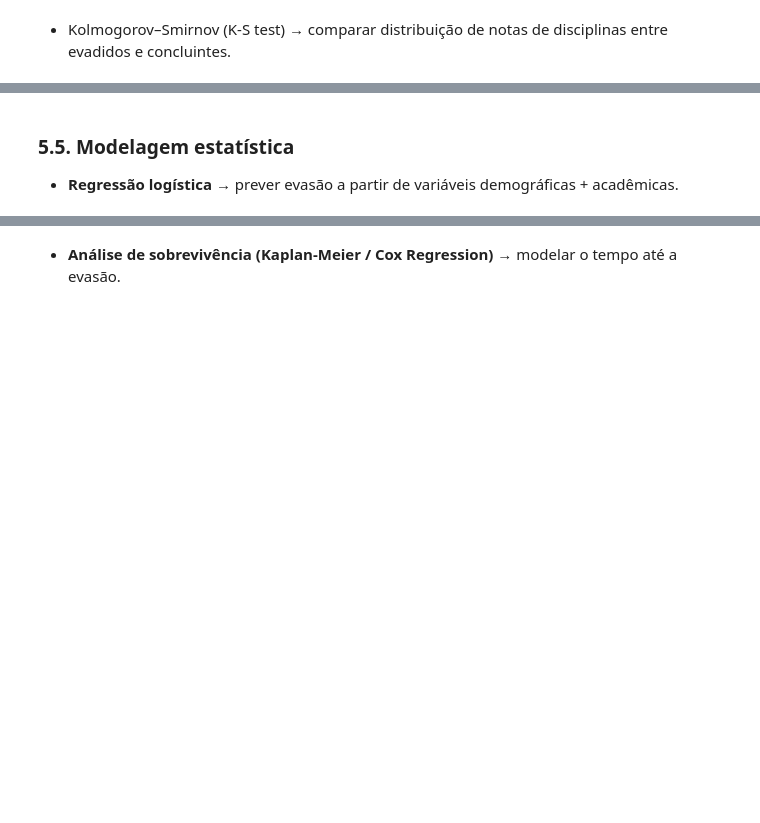
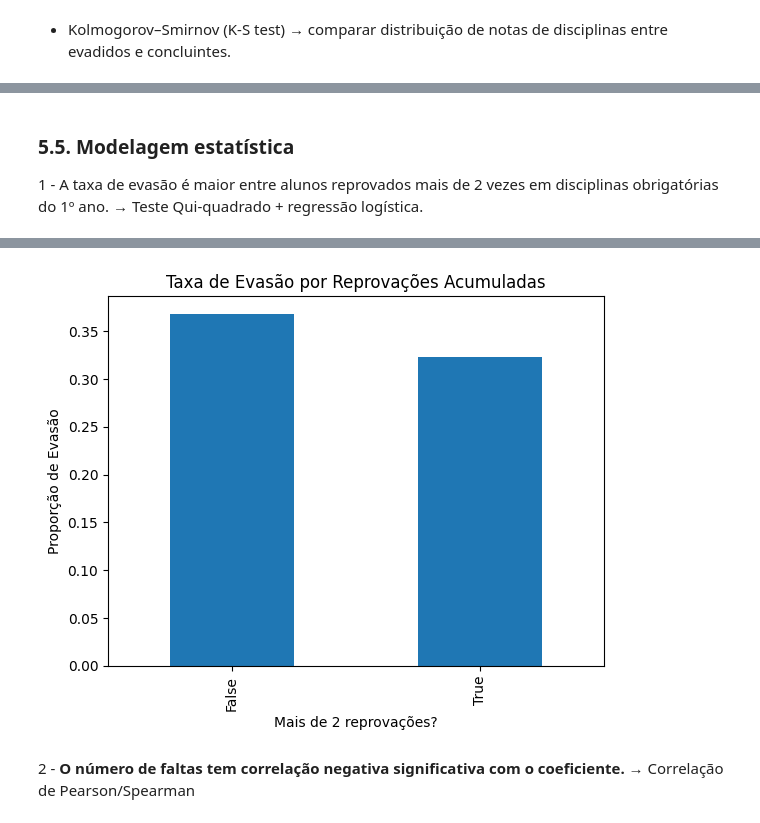
Before and after one commit to annabzsantos/An-lisePefilAcad-mico, a Jupyter notebook: Analise_pefilAcademico.ipynb, the cells around one changed output, grey strips where cells are left out. Saved outputs shown, nothing was run; the diff lists cells and outputs as text; code cells hidden in the pictures; blank space fills up the shorter version.

```diff
--- a/Analise_pefilAcademico.ipynb
+++ b/Analise_pefilAcademico.ipynb
@@ -936,4 +1028,69 @@ Revelou que, embora fraca, existe uma relação estatisticamente significativa o
 # %% [markdown]
 <a id='model'></a>
 ### 5.5. Modelagem estatística
-- **Regressão logística** → prever evasão a partir de variáveis demográficas + acadêmicas.
+1 - A taxa de evasão é maior entre alunos reprovados mais de 2 vezes em disciplinas obrigatórias do 1º ano. → Teste Qui-quadrado + regressão logística.
+# %%
+# --- Preparação dos dados ---
+# Junta todos os alunos e cria a variável dependente "evasao"
+alunos = pd.concat([alunosAtivos, alunosInativos], ignore_index=True)
+alunos['evasao'] = alunos['rga_anonimo'].isin(evadidos['rga_anonimo']).astype(int)
+
+# Filtrar disciplinas obrigatórias do 1º ano (semestres 1 e 2)
+historico_1ano = histEscolar[histEscolar['SE'].isin([1, 2])]
+obrigatorias_1ano = historico_1ano[historico_1ano['Optativa'] == 'Não']
+
+# Selecionar reprovações
+reprovacoes = obrigatorias_1ano[obrigatorias_1ano['SF'].isin(('RM', 'RMF', 'RF', 'RP'))]
+
+# Contar reprovações por aluno
+reprovacoes_count = (
+    reprovacoes.groupby('rga_anonimo')
+    .size()
+    .reset_index(name='num_reprovacoes')
+)
+reprovacoes_count['mais_de_2_reprovacoes'] = reprovacoes_count['num_reprovacoes'] > 2
+
+# Merge com alunos
+alunos_reprovacoes = alunos.merge(
+    reprovacoes_count[['rga_anonimo', 'mais_de_2_reprovacoes']],
+    on='rga_anonimo',
+    how='left'
+)
+alunos_reprovacoes['mais_de_2_reprovacoes'] = alunos_reprovacoes['mais_de_2_reprovacoes'].fillna(False)
+
+# --- Teste Qui-quadrado ---
+contingencia = pd.crosstab(
+    alunos_reprovacoes['mais_de_2_reprovacoes'],
+    alunos_reprovacoes['evasao']
+)
+
+chi2, p, dof, expected = stats.chi2_contingency(contingencia)
+
+print("=== Teste Qui-quadrado ===")
+print(f"Estatística Qui-quadrado: {chi2:.4f}")
+print(f"Valor-p: {p:.4f}")
+print("Há associação significativa entre reprovações e evasão." if p < 0.05
+      else "Não há associação significativa entre reprovações e evasão.")
+
+# --- Regressão Logística ---
+print("\n=== Regressão Logística ===")
+y = alunos_reprovacoes['evasao']
+X = alunos_reprovacoes[['mais_de_2_reprovacoes']].astype(int)
+X = sm.add_constant(X)  # adiciona intercepto
+
+modelo = sm.Logit(y, X).fit()
+print(modelo.summary())
+
+# --- Odds Ratios ---
+odds_ratios = np.exp(modelo.params)
+print("\n=== Odds Ratios ===")
+print(odds_ratios)
+
+taxa_evasao = (
+    alunos_reprovacoes.groupby('mais_de_2_reprovacoes')['evasao']
+    .mean()
+)
+taxa_evasao.plot(kind='bar', ylabel='Proporção de Evasão', xlabel='Mais de 2 reprovações?')
+plt.title('Taxa de Evasão por Reprovações Acumuladas')
+plt.show()
+# %% [output]
@@ -940,2 +1114,3 @@ Revelou que, embora fraca, existe uma relação estatisticamente significativa o
+[figure, added]
 # %% [markdown]
-- **Análise de sobrevivência (Kaplan-Meier / Cox Regression)** → modelar o tempo até a evasão.
+2 - **O número de faltas tem correlação negativa significativa com o coeficiente.** → Correlação de Pearson/Spearman
```
Also changed, not shown: parts of 22 cells of this notebook.
